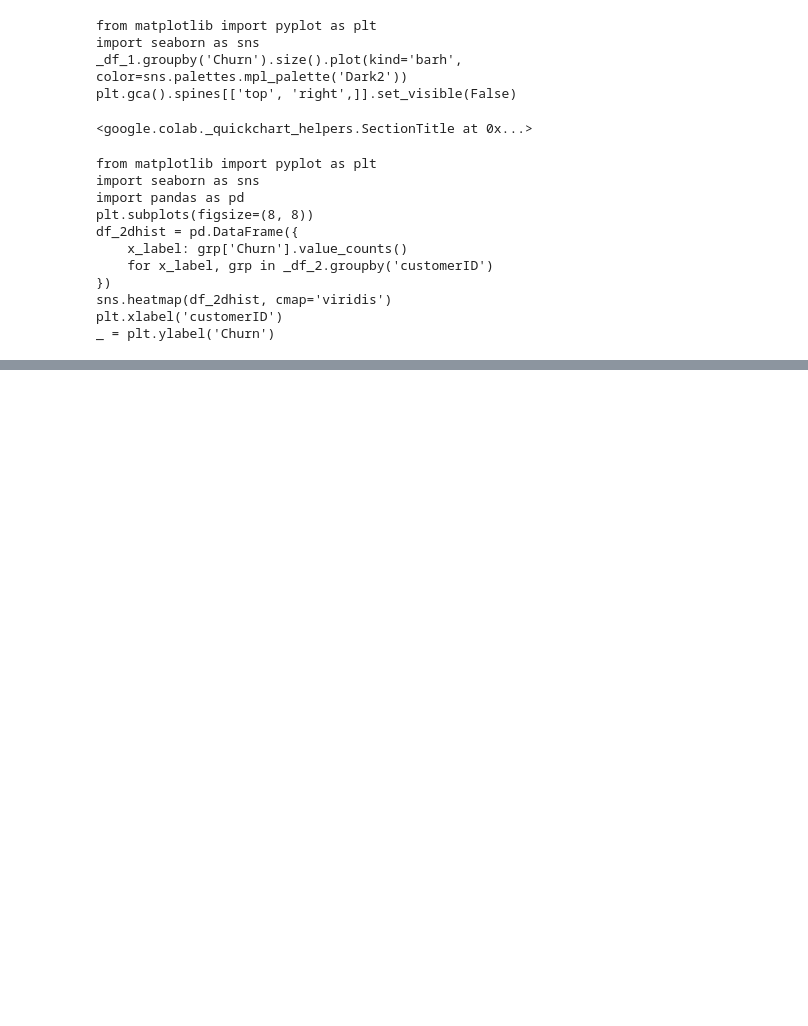
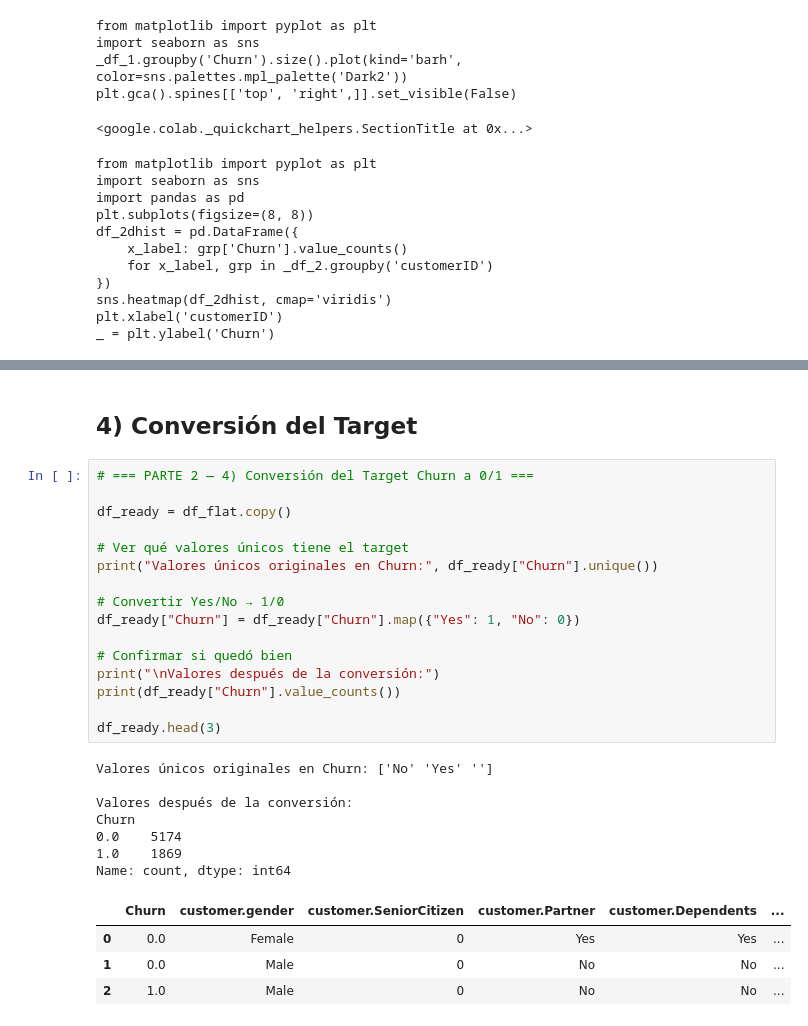
Before and after one commit to CSebasGC/csgc_TelecomX_parte2, a Jupyter notebook: TelecomX_LATAM.ipynb, the cells around one changed output, grey strips where cells are left out. Saved outputs shown, nothing was run; the diff lists cells and outputs as text; blank space fills up the shorter version.

```diff
--- a/TelecomX_LATAM.ipynb
+++ b/TelecomX_LATAM.ipynb
@@ -646,0 +705,30 @@ _ = plt.ylabel('Churn')
+# %% [markdown]
+## 4) Conversión del Target
+# %%
+# === PARTE 2 — 4) Conversión del Target Churn a 0/1 ===
+
+df_ready = df_flat.copy()
+
+# Ver qué valores únicos tiene el target
+print("Valores únicos originales en Churn:", df_ready["Churn"].unique())
+
+# Convertir Yes/No → 1/0
+df_ready["Churn"] = df_ready["Churn"].map({"Yes": 1, "No": 0})
+
+# Confirmar si quedó bien
+print("\nValores después de la conversión:")
+print(df_ready["Churn"].value_counts())
+
+df_ready.head(3)
+# %% [output]
+Valores únicos originales en Churn: ['No' 'Yes' '']
+
+Valores después de la conversión:
+Churn
+0.0    5174
+1.0    1869
+Name: count, dtype: int64
+|  | Churn | customer.gender | customer.SeniorCitizen | customer.Partner | customer.Dependents | ... |
+| 0 | 0.0 | Female | 0 | Yes | Yes | ... |
+| 1 | 0.0 | Male | 0 | No | No | ... |
+| 2 | 1.0 | Male | 0 | No | No | ... |
```
Also changed, not shown: parts of 4 cells of this notebook.
